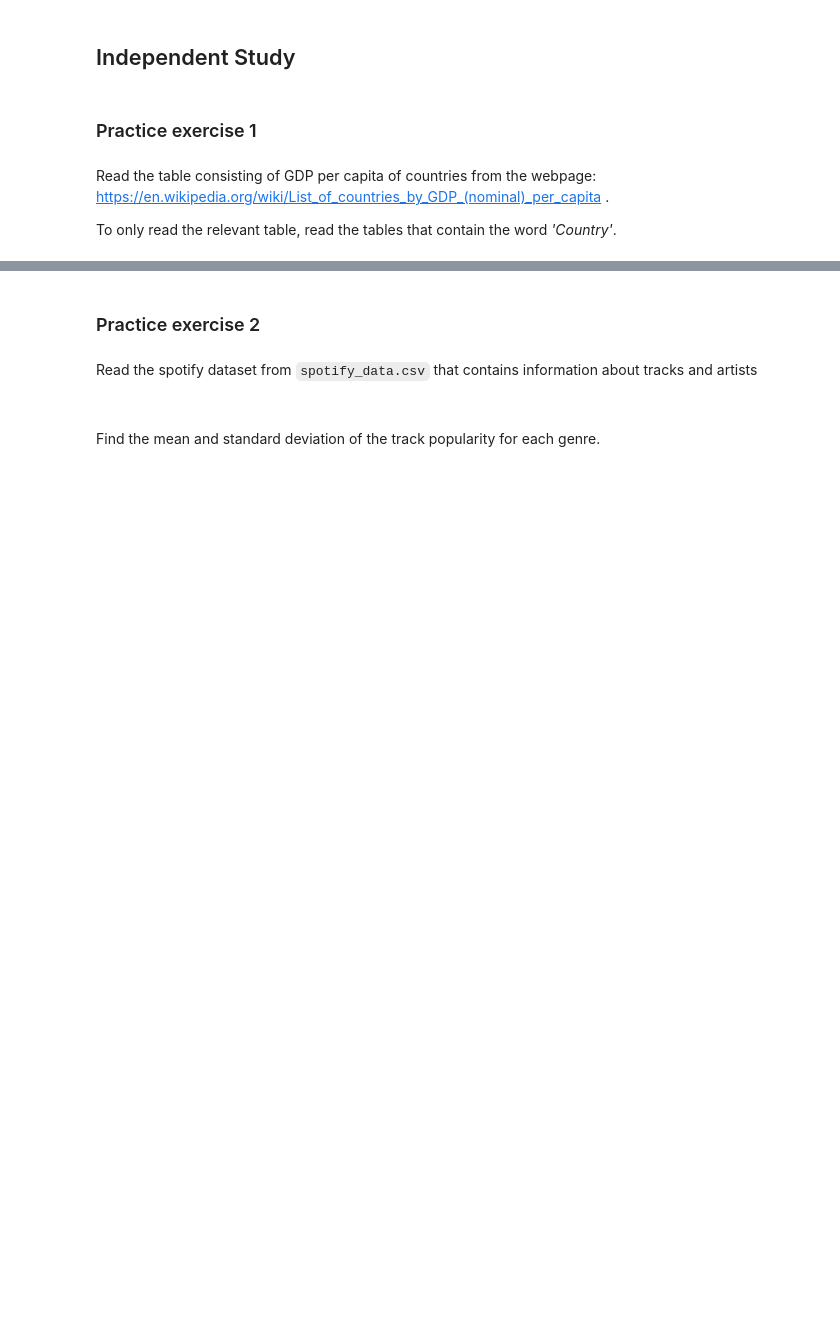
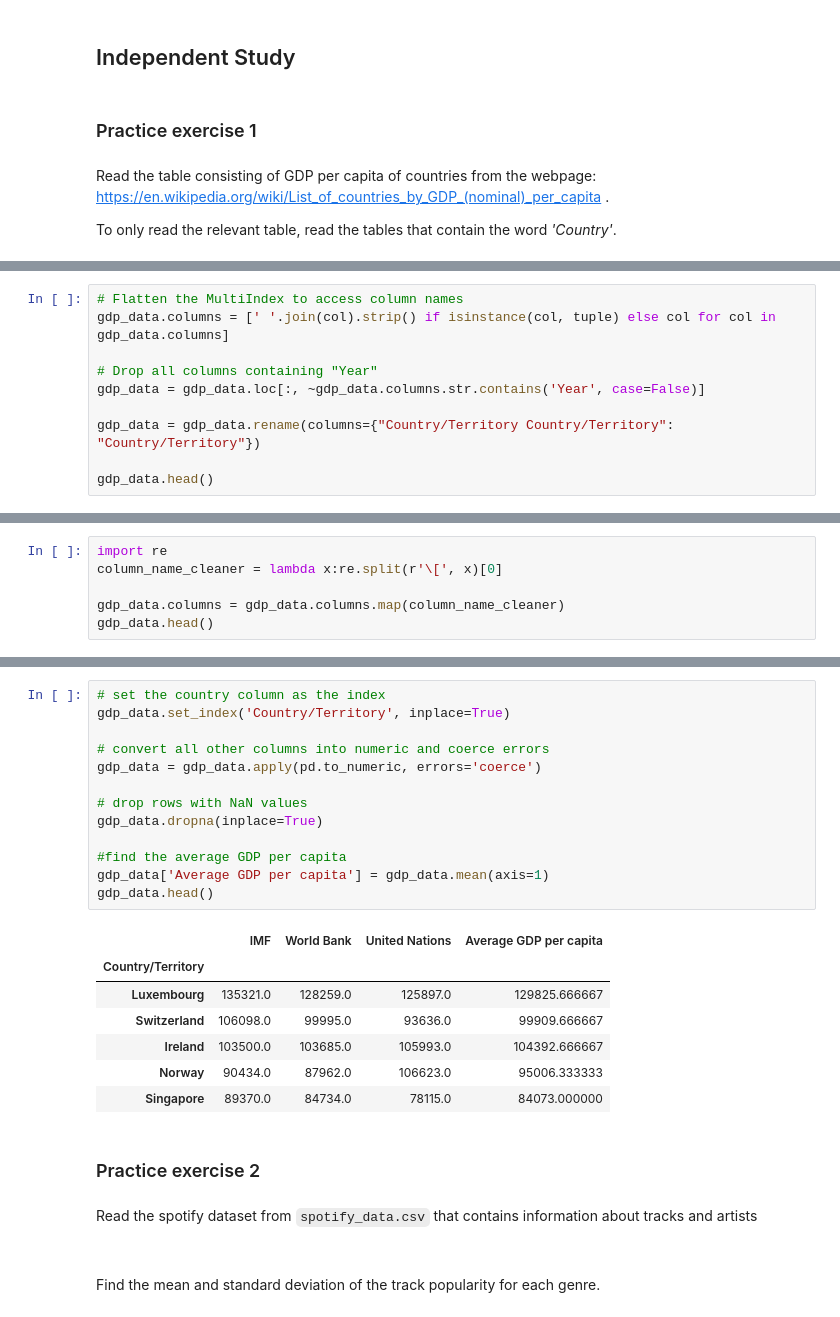
Before and after one commit to Lizhen0909/nu-stat303-1-sec20-coursebook, a Jupyter notebook: Data aggregation.ipynb, the cells around one changed output, grey strips where cells are left out. Drawn from its saved outputs; the diff is of its cells as text; blank space fills up the shorter version.

```diff
--- a/Data aggregation.ipynb
+++ b/Data aggregation.ipynb
@@ -968,0 +982,10 @@ We need to do a bit of data cleaning before we could directly use the `groupby()
+# %%
+# Flatten the MultiIndex to access column names
+gdp_data.columns = [' '.join(col).strip() if isinstance(col, tuple) else col for col in gdp_data.columns]
+
+# Drop all columns containing "Year"
+gdp_data = gdp_data.loc[:, ~gdp_data.columns.str.contains('Year', case=False)]
+
+gdp_data = gdp_data.rename(columns={"Country/Territory Country/Territory": "Country/Territory"})
+
+gdp_data.head()
@@ -968,0 +999,6 @@ We need to do a bit of data cleaning before we could directly use the `groupby()
+# %%
+import re
+column_name_cleaner = lambda x:re.split(r'\[', x)[0]
+
+gdp_data.columns = gdp_data.columns.map(column_name_cleaner)
+gdp_data.head()
@@ -969,3 +1012,24 @@ We need to do a bit of data cleaning before we could directly use the `groupby()
+# %%
+# set the country column as the index
+gdp_data.set_index('Country/Territory', inplace=True)
+
+# convert all other columns into numeric and coerce errors
+gdp_data = gdp_data.apply(pd.to_numeric, errors='coerce')
+
+# drop rows with NaN values
+gdp_data.dropna(inplace=True)
+
+#find the average GDP per capita
+gdp_data['Average GDP per capita'] = gdp_data.mean(axis=1)
+gdp_data.head()
+# %% [output]
+|  | IMF | World Bank | United Nations | Average GDP per capita |
+| Country/Territory |  |  |  |  |
+| Luxembourg | 135321.0 | 128259.0 | 125897.0 | 129825.666667 |
+| Switzerland | 106098.0 | 99995.0 | 93636.0 | 99909.666667 |
+| Ireland | 103500.0 | 103685.0 | 105993.0 | 104392.666667 |
+| Norway | 90434.0 | 87962.0 | 106623.0 | 95006.333333 |
+| Singapore | 89370.0 | 84734.0 | 78115.0 | 84073.000000 |
 # %% [markdown]
 ### Practice exercise 2
 # %% [markdown]
```
Also changed, not shown: parts of 16 cells of this notebook, 6 other files.
